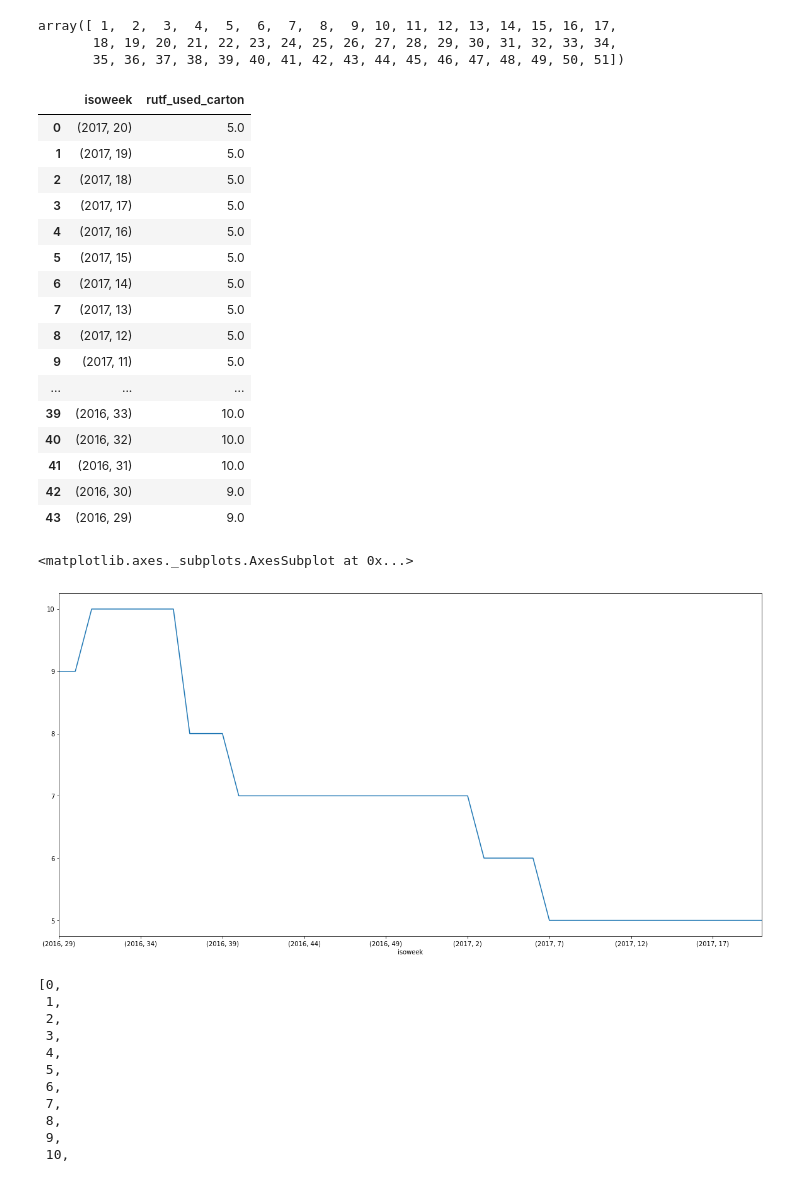
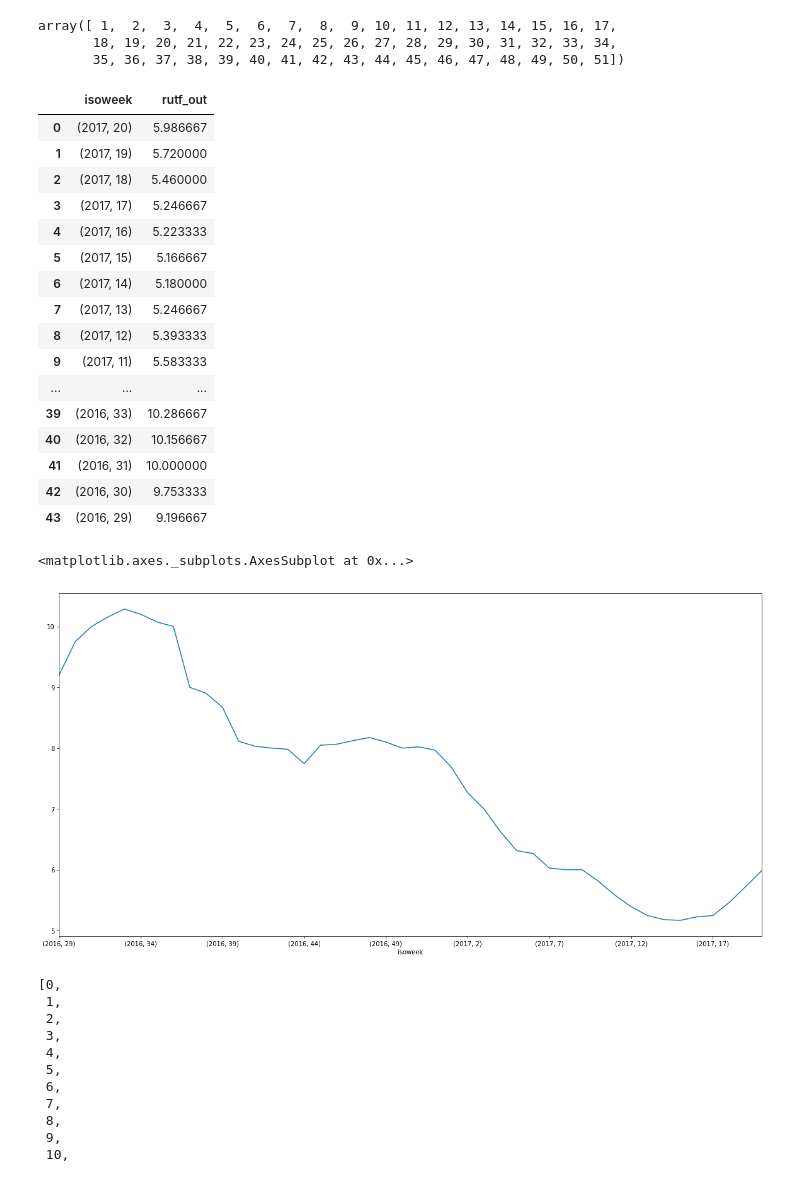
Before and after one commit to RobertJohnston/IMAM, a Jupyter notebook: Stock Report.ipynb, the cells around one changed output. Drawn from its saved outputs; the diff is of its cells as text; code cells hidden in the pictures.

```diff
--- a/Stock Report.ipynb
+++ b/Stock Report.ipynb
@@ -229,10 +232,17 @@ array([ 1,  2,  3,  4,  5,  6,  7,  8,  9, 10, 11, 12, 13, 14, 15, 16, 17,
        18, 19, 20, 21, 22, 23, 24, 25, 26, 27, 28, 29, 30, 31, 32, 33, 34,
        35, 36, 37, 38, 39, 40, 41, 42, 43, 44, 45, 46, 47, 48, 49, 50, 51])
 # %%
+df['rutf_out'] = df['rutf_used_carton'] + (df['rutf_used_sachet'] /150)
+# we do not have utilization for f75 or f100
+# We only have balance
+# can we estimate needs ? it is difficult because some sites use RUTF and others F75 F100
+# should change the report in SC to report in, out, balance of RUTF F75 & F100
+
 max_since_x_weeks = df['since_x_weeks'].max()
 
+
 result = {
-    'rutf_used_carton': [],
+    'rutf_out': [],
     'isoweek': [],
 }
 
@@ -240,35 +250,35 @@ for i in sorted(df['since_x_weeks'].unique()):
     if i > (max_since_x_weeks - 7):
         break
     # XXX do we need to break before the end because we move on a window of * weeks?
-    result['rutf_used_carton'].append(df.query('since_x_weeks >= %s & since_x_weeks < (%s + 8)' % (i, i))['rutf_used_carton'].median())
+    result['rutf_out'].append(df.query('since_x_weeks >= %s & since_x_weeks < (%s + 8)' % (i, i))['rutf_out'].median())
     result['isoweek'].append(df.query('since_x_weeks >= %s & since_x_weeks < (%s + 8)' % (i, i))['iso_year_weeknum'].max())
 
 median_usage = pd.DataFrame(result)
 median_usage
 # print result
 # %% [output]
-|  | isoweek | rutf_used_carton |
-| 0 | (2017, 20) | 5.0 |
-| 1 | (2017, 19) | 5.0 |
-| 2 | (2017, 18) | 5.0 |
-| 3 | (2017, 17) | 5.0 |
-| 4 | (2017, 16) | 5.0 |
-| 5 | (2017, 15) | 5.0 |
-| 6 | (2017, 14) | 5.0 |
-| 7 | (2017, 13) | 5.0 |
-| 8 | (2017, 12) | 5.0 |
-| 9 | (2017, 11) | 5.0 |
+|  | isoweek | rutf_out |
+| 0 | (2017, 20) | 5.986667 |
+| 1 | (2017, 19) | 5.720000 |
+| 2 | (2017, 18) | 5.460000 |
+| 3 | (2017, 17) | 5.246667 |
+| 4 | (2017, 16) | 5.223333 |
+| 5 | (2017, 15) | 5.166667 |
+| 6 | (2017, 14) | 5.180000 |
+| 7 | (2017, 13) | 5.246667 |
+| 8 | (2017, 12) | 5.393333 |
+| 9 | (2017, 11) | 5.583333 |
 | ... | ... | ... |
-| 39 | (2016, 33) | 10.0 |
-| 40 | (2016, 32) | 10.0 |
-| 41 | (2016, 31) | 10.0 |
-| 42 | (2016, 30) | 9.0 |
-| 43 | (2016, 29) | 9.0 |
+| 39 | (2016, 33) | 10.286667 |
+| 40 | (2016, 32) | 10.156667 |
+| 41 | (2016, 31) | 10.000000 |
+| 42 | (2016, 30) | 9.753333 |
+| 43 | (2016, 29) | 9.196667 |
 # %%
-median_usage.groupby(['isoweek'])['rutf_used_carton'].max().plot(figsize=(20,10))
+median_usage.groupby(['isoweek'])['rutf_out'].sum().plot(figsize=(20,10))
 # %% [output]
 <matplotlib.axes._subplots.AxesSubplot at 0x...>
-[figure, old version]
+[figure, new version]
 # %%
 # Quantity of RUTF in last (most recent) stock report
 
```
Also changed, not shown: parts of 26 cells of this notebook.
